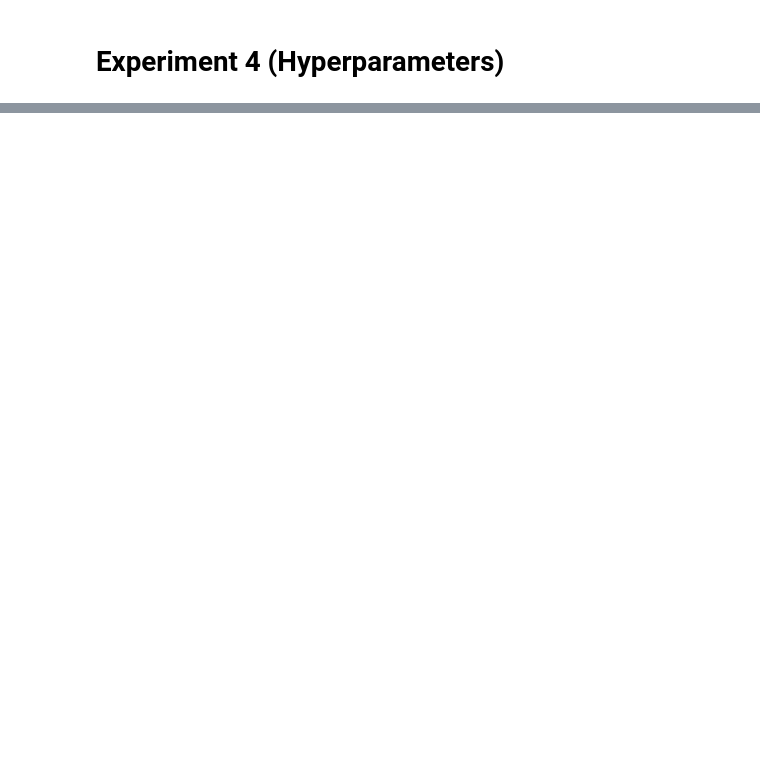
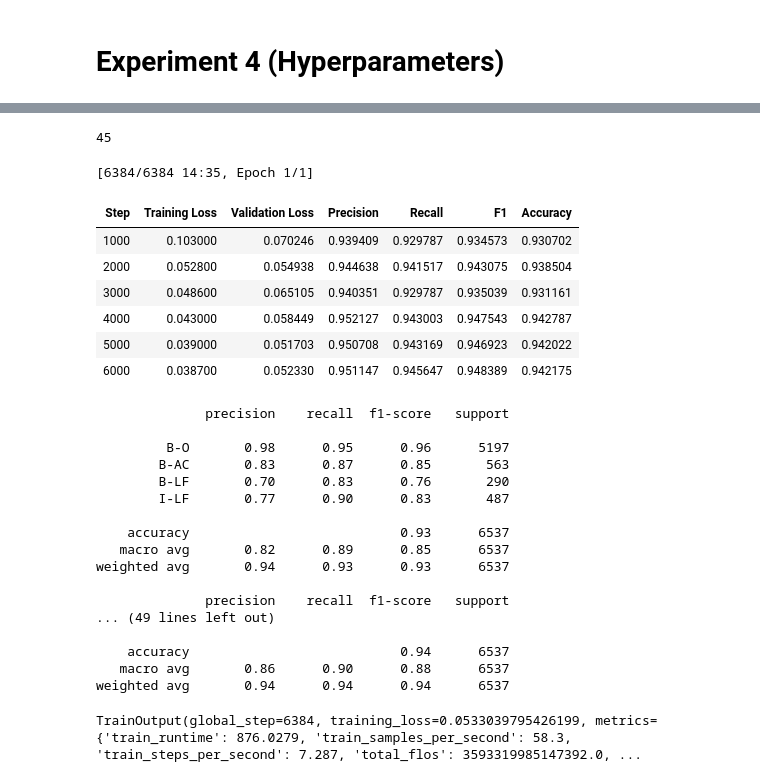
Before and after one commit to SurtMcGert/Abbreviation-detection-in-text, a Jupyter notebook: NLP-Coursework.ipynb, the cells around one changed output, grey strips where cells are left out. Cells and saved outputs as stored; diff of their text form; code cells hidden in the pictures; blank space fills up the shorter version.

```diff
--- a/NLP-Coursework.ipynb
+++ b/NLP-Coursework.ipynb
@@ -415,0 +2187,37 @@ BERTtrainer.evaluate() ## Final Evaluation on the validation set
+# %%
+import gc
+BERTtrainer_final = None
+torch.cuda.empty_cache()
+gc.collect()
+# %% [output]
+45
+# %%
+BERTtrainer_final.train()
+#BERTtrainer_final.model.save_pretrained("/kaggle/working/BERT_final_save")
+# %% [output]
+[6384/6384 14:35, Epoch 1/1]
+| Step | Training Loss | Validation Loss | Precision | Recall | F1 | Accuracy |
+| 1000 | 0.103000 | 0.070246 | 0.939409 | 0.929787 | 0.934573 | 0.930702 |
+| 2000 | 0.052800 | 0.054938 | 0.944638 | 0.941517 | 0.943075 | 0.938504 |
+| 3000 | 0.048600 | 0.065105 | 0.940351 | 0.929787 | 0.935039 | 0.931161 |
+| 4000 | 0.043000 | 0.058449 | 0.952127 | 0.943003 | 0.947543 | 0.942787 |
+| 5000 | 0.039000 | 0.051703 | 0.950708 | 0.943169 | 0.946923 | 0.942022 |
+| 6000 | 0.038700 | 0.052330 | 0.951147 | 0.945647 | 0.948389 | 0.942175 |
+              precision    recall  f1-score   support
+
+         B-O       0.98      0.95      0.96      5197
+        B-AC       0.83      0.87      0.85       563
+        B-LF       0.70      0.83      0.76       290
+        I-LF       0.77      0.90      0.83       487
+
+    accuracy                           0.93      6537
+   macro avg       0.82      0.89      0.85      6537
+weighted avg       0.94      0.93      0.93      6537
+
+              precision    recall  f1-score   support
+... (49 lines left out)
+
+    accuracy                           0.94      6537
+   macro avg       0.86      0.90      0.88      6537
+weighted avg       0.94      0.94      0.94      6537
+TrainOutput(global_step=6384, training_loss=0.0533039795426199, metrics={'train_runtime': 876.0279, 'train_samples_per_second': 58.3, 'train_steps_per_second': 7.287, 'total_flos': 3593319985147392.0, ...
```
Also changed, not shown: parts of 145 cells of this notebook, 2 other files.
